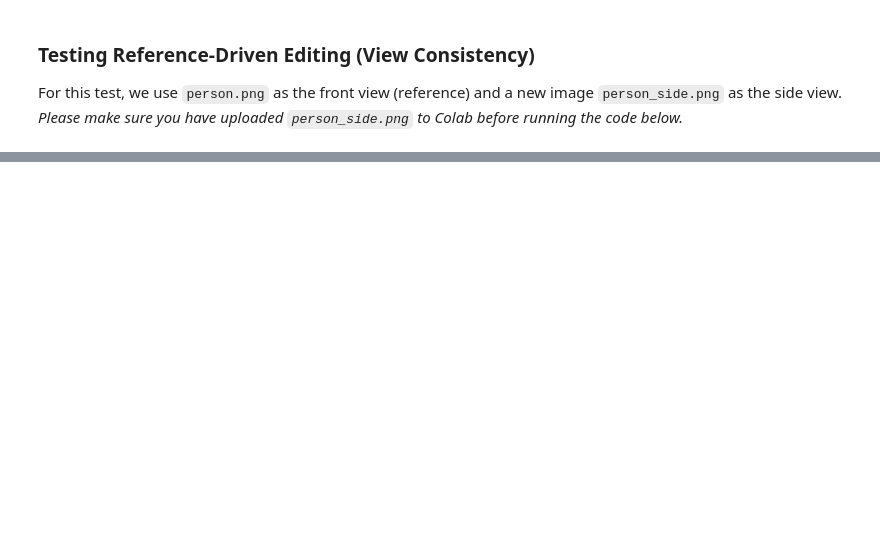
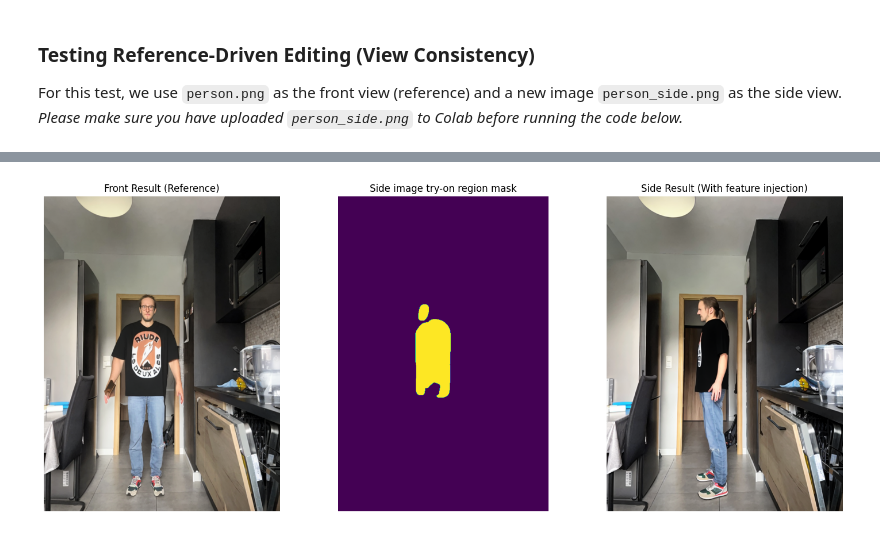
Before and after one commit to Eikthyrnir/CatVTON_3DGS, a Jupyter notebook: CatVTON_sandbox.ipynb, the cells around one changed output, grey strips where cells are left out. Cells and saved outputs as stored; diff of their text form; code cells hidden in the pictures; blank space fills up the shorter version.

```diff
--- a/CatVTON_sandbox.ipynb
+++ b/CatVTON_sandbox.ipynb
@@ -380,21 +418,19 @@ File /content/person_side.png not found! Please upload a side-view photo.
 # %%
-# Visualize results
-if os.path.exists(side_person_path):
-    import matplotlib.pyplot as plt
+fig, axs = plt.subplots(1, 3, figsize=(15, 6))
 
-    fig, axs = plt.subplots(1, 3, figsize=(15, 6))
+axs[0].imshow(front_result)
+axs[0].set_title("Front Result (Reference)")
+axs[0].axis('off')
 
-    axs[0].imshow(garment_image)
-    axs[0].set_title("Garment (Condition)")
-    axs[0].axis('off')
+axs[1].imshow(side_mask)
+axs[1].set_title("Side image try-on region mask")
+axs[1].axis('off')
 
-    axs[1].imshow(front_result)
-    axs[1].set_title("Front Result (Reference)")
-    axs[1].axis('off')
+axs[2].imshow(side_result)
+axs[2].set_title("Side Result (With feature injection)")
+axs[2].axis('off')
 
-    axs[2].imshow(side_result)
-    axs[2].set_title("Side Result (With feature injection)")
-    axs[2].axis('off')
-
-    plt.tight_layout()
-    plt.show()
+plt.tight_layout()
+plt.show()
+# %% [output]
+[figure, added]
```
Also changed, not shown: parts of 12 cells of this notebook.
